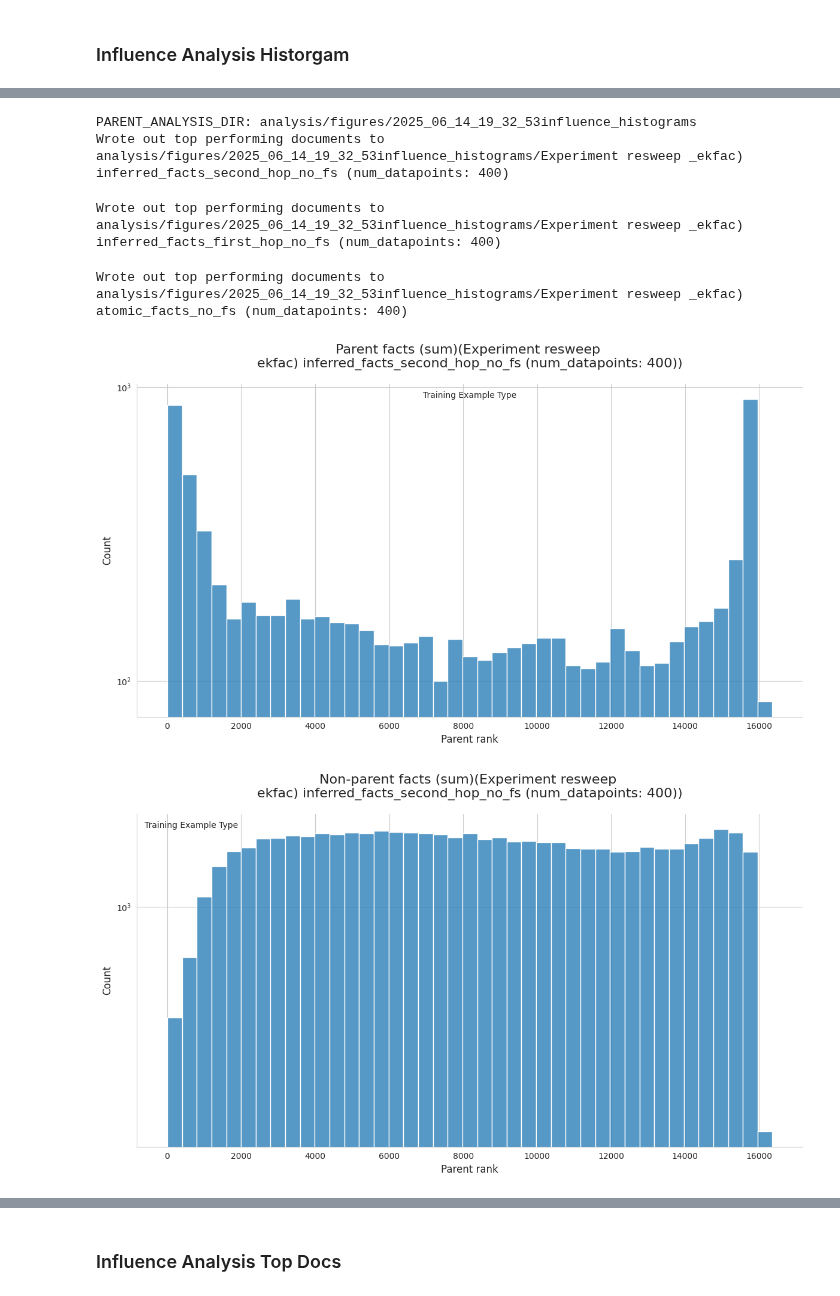
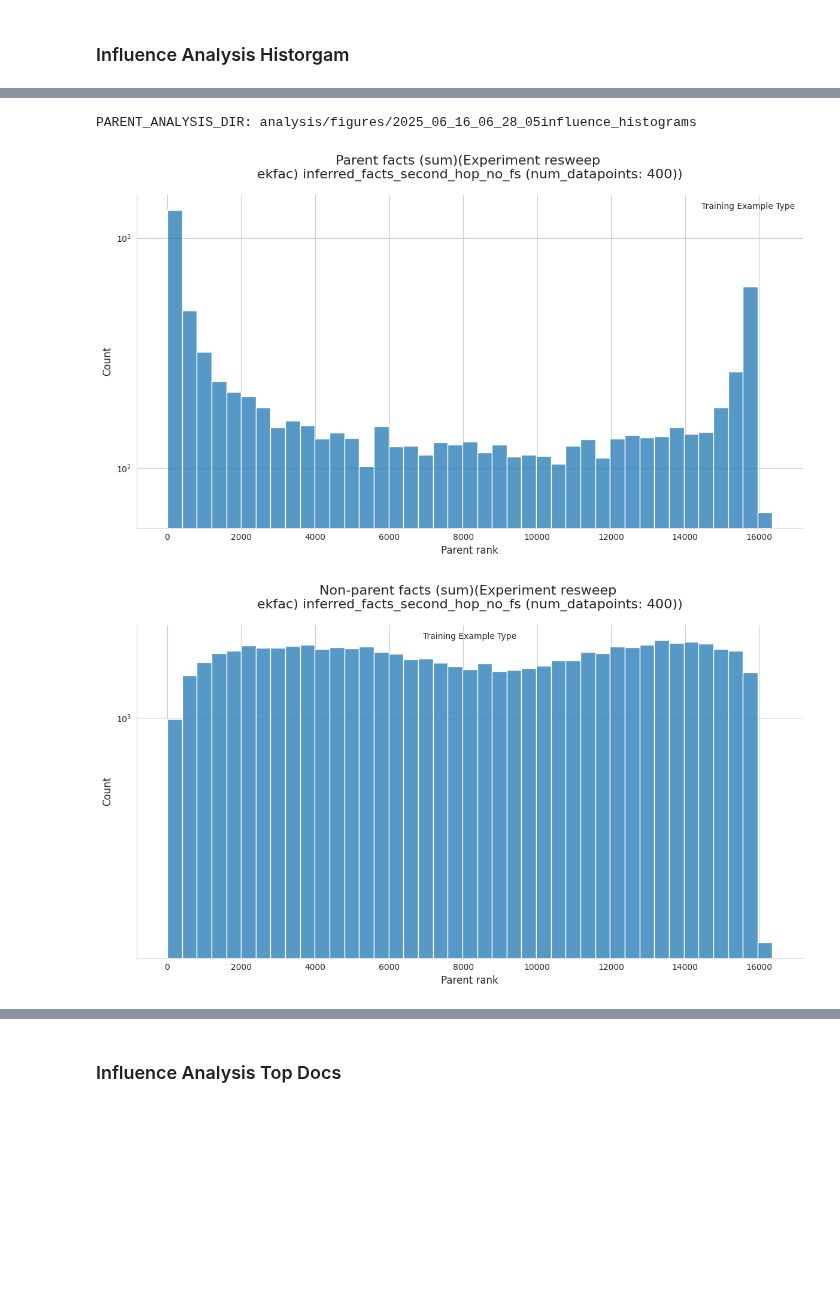
Before and after one commit to levmckinney/malign-influence, a Jupyter notebook: analysis/extractive_structures.ipynb, the cells around one changed output, grey strips where cells are left out. Saved outputs shown, nothing was run; the diff lists cells and outputs as text; code cells hidden in the pictures; blank space fills up the shorter version.

```diff
--- a/analysis/extractive_structures.ipynb
+++ b/analysis/extractive_structures.ipynb
@@ -1753,38 +1795,45 @@ dtype: object
 # %%
 PARENT_ANALYSIS_DIR = Path("./analysis/figures/") / (datetime.now().strftime("%Y_%m_%d_%H_%M_%S") + "influence_histograms")
 print(f"PARENT_ANALYSIS_DIR: {PARENT_ANALYSIS_DIR}")
+MAX_STD_DEV_OF_PRETRAIN_DOC_LENGTH = 3
 # Part 2: Iddterate over the loaded data and plot
-for (all_modules_influence_scores_by_document, train_dataset_by_document, experiment_name_parent,
-     reduced_scores_by_document, test_dataset, probabilities, tokenizer) in zip(
-        all_modules_influence_scores_by_document_list,
+for (scores_df, train_dataset_by_document, experiment_name_parent,
+     test_dataset, probabilities, tokenizer, if_experiment_log, training_experiment_log) in zip(
+        scores_df_list,
         train_dataset_by_document_list,
         experiment_name_parent_list,
-        reduced_scores_by_document_list,
         test_dataset_list,
         probabilities_list,
-        tokenizer_list
+        tokenizer_list,
+        if_experiment_log_list,
+        training_experiment_log_list
     ):
-
+    if_args = InfluenceArgs.model_validate(if_experiment_log.args)
+    if "220" not in if_args.checkpoint_name:
+        continue
     bin_width = max(1, int(len(train_dataset_by_document) / 40)) # type: ignore
     for reduction_for_plots in ["sum"]:
         for lower_bound_on_query_prob in [None]:
 
-
+            if MAX_STD_DEV_OF_PRETRAIN_DOC_LENGTH is not None:
+                pretain_doc_lengths = [len(input_ids) for input_ids,type in zip(train_dataset_by_document["input_ids"], train_dataset_by_document["type"]) if type == "pretraining_document"]
+                std_dev = np.std(pretain_doc_lengths)
+                mn = np.mean(pretain_doc_lengths)
+                ids_to_keep = [id for id,type,input_ids in zip(train_dataset_by_document["id"], train_dataset_by_document["type"],train_dataset_by_document["input_ids"]) if type != "pretraining_document" or (len(input_ids) < mn + MAX_STD_DEV_OF_PRETRAIN_DOC_LENGTH * std_dev)] # type: ignore
+            else:
+                ids_to_keep = [id for id in train_dataset_by_document["id"]]
 
             analysis_dir = PARENT_ANALYSIS_DIR / (experiment_name_parent).replace("\n", "_")
             analysis_dir.mkdir(parents=True, exist_ok=True)
 
-            plot_parent_rank_histogram(scores_df=reduced_scores_by_document, train_dataset=train_dataset_by_document, query_dataset=test_dataset, title=f"Parent facts ({reduction_for_plots})({experiment_name_parent})",xlabel="Parent rank", ylabel="Count",bin_width=bin_width,analysis_dir=analysis_dir)
-            plot_parent_rank_histogram(scores_df=reduced_scores_by_document, train_dataset=train_dataset_by_document, query_dataset=test_dataset, non_parents_instead_of_parents=True,title=f"Non-parent facts ({reduction_for_plots})({experiment_name_parent})",xlabel="Parent rank", ylabel="Count",bin_width=bin_width, analysis_dir=analysis_dir)
+            plot_parent_rank_histogram(scores_df=scores_df, train_dataset=train_dataset_by_document, query_dataset=test_dataset, title=f"Parent facts ({reduction_for_plots})({experiment_name_parent})",xlabel="Parent rank", ylabel="Count",bin_width=bin_width,analysis_dir=analysis_dir)
+            plot_parent_rank_histogram(scores_df=scores_df, train_dataset=train_dataset_by_document, query_dataset=test_dataset, non_parents_instead_of_parents=True,title=f"Non-parent facts ({reduction_for_plots})({experiment_name_parent})",xlabel="Parent rank", ylabel="Count",bin_width=bin_width, analysis_dir=analysis_dir)
 
-            output_pdf_dict_top_docs = output_top_influence_documents_html(tokenizer=tokenizer,scores_df=reduced_scores_by_document, train_dataset=train_dataset_by_document, query_dataset=test_dataset, prob_vector=probabilities, n_queries=10, n_train=20, plot_bottom_instead=True)
+            output_pdf_dict_top_docs = output_top_influence_documents_html(tokenizer=tokenizer,scores_df=scores_df, train_dataset=train_dataset_by_document, query_dataset=test_dataset, prob_vector=probabilities, n_queries=10, n_train=20, plot_bottom_instead=False, ids_to_keep=ids_to_keep)
             for key, html_page in output_pdf_dict_top_docs.items():
                 with open(analysis_dir / f"{key}.html", "w") as f:
                     f.write(html_page)
 # %% [output]
-PARENT_ANALYSIS_DIR: analysis/figures/2025_06_14_19_32_53influence_histograms
-Wrote out top performing documents to analysis/figures/2025_06_14_19_32_53influence_histograms/Experiment resweep _ekfac) inferred_facts_second_hop_no_fs (num_datapoints: 400)
+PARENT_ANALYSIS_DIR: analysis/figures/2025_06_16_06_28_05influence_histograms
-Wrote out top performing documents to analysis/figures/2025_06_14_19_32_53influence_histograms/Experiment resweep _ekfac) inferred_facts_first_hop_no_fs (num_datapoints: 400)
-Wrote out top performing documents to analysis/figures/2025_06_14_19_32_53influence_histograms/Experiment resweep _ekfac) atomic_facts_no_fs (num_datapoints: 400)
-[figure, old version]
+[figure, new version]
-[figure, old version]
+[figure, new version]
```
Also changed, not shown: parts of 7 cells of this notebook, 2 other files.
